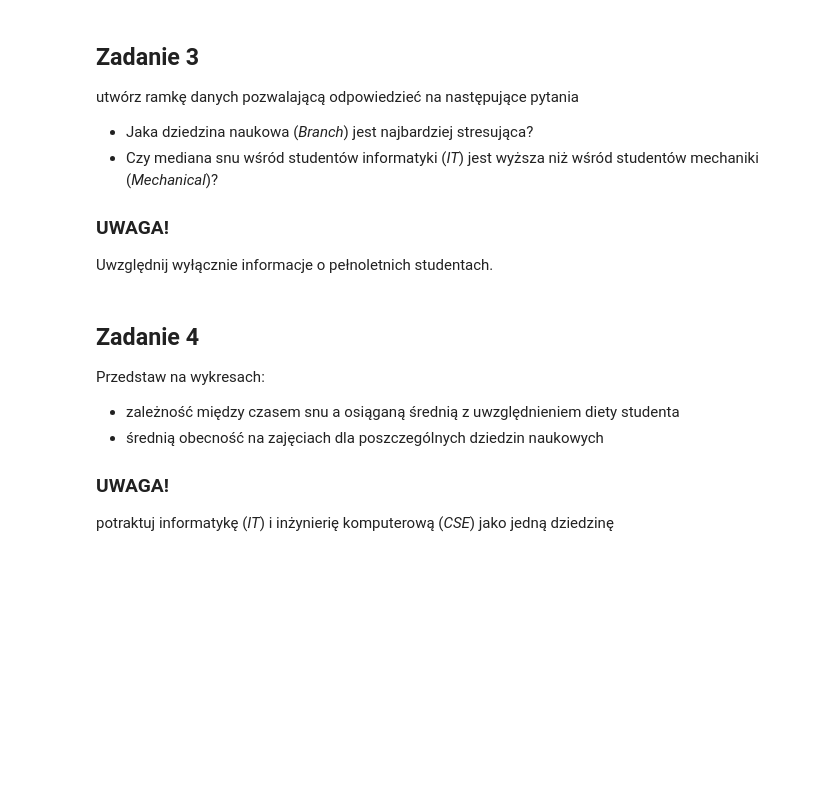
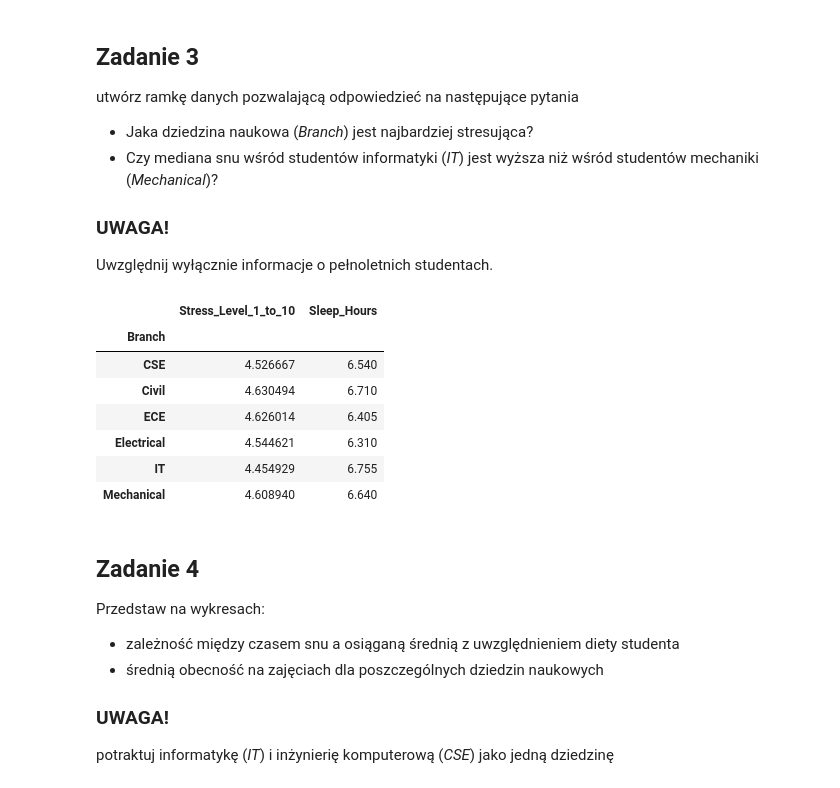
Before and after one commit to Zajecia-na-PWr-LR/lista-1-MateuszOlech, a Jupyter notebook: UczenieMaszynowe_25_26_Lista1.ipynb, the cells around one changed output. Drawn from its saved outputs; the diff is of its cells as text; code cells hidden in the pictures; blank space fills up the shorter version.

```diff
--- a/UczenieMaszynowe_25_26_Lista1.ipynb
+++ b/UczenieMaszynowe_25_26_Lista1.ipynb
@@ -122,6 +122,20 @@ utwórz ramkę danych pozwalającą odpowiedzieć na następujące pytania
 - Czy mediana snu wśród studentów informatyki (*IT*) jest wyższa niż wśród studentów mechaniki (*Mechanical*)?
 ### UWAGA!
 Uwzględnij wyłącznie informacje o pełnoletnich studentach.
+# %%
+data = pd.read_csv('/content/student_lifestyle_performance_dataset.csv')
+# %%
+data = data[data['Age']>=18]
+data.groupby('Branch').agg({'Stress_Level_1_to_10': 'mean', 'Sleep_Hours': 'median'})
+# %% [output]
+|  | Stress_Level_1_to_10 | Sleep_Hours |
+| Branch |  |  |
+| CSE | 4.526667 | 6.540 |
+| Civil | 4.630494 | 6.710 |
+| ECE | 4.626014 | 6.405 |
+| Electrical | 4.544621 | 6.310 |
+| IT | 4.454929 | 6.755 |
+| Mechanical | 4.608940 | 6.640 |
 # %% [markdown]
 ## Zadanie 4
 Przedstaw na wykresach:
```
